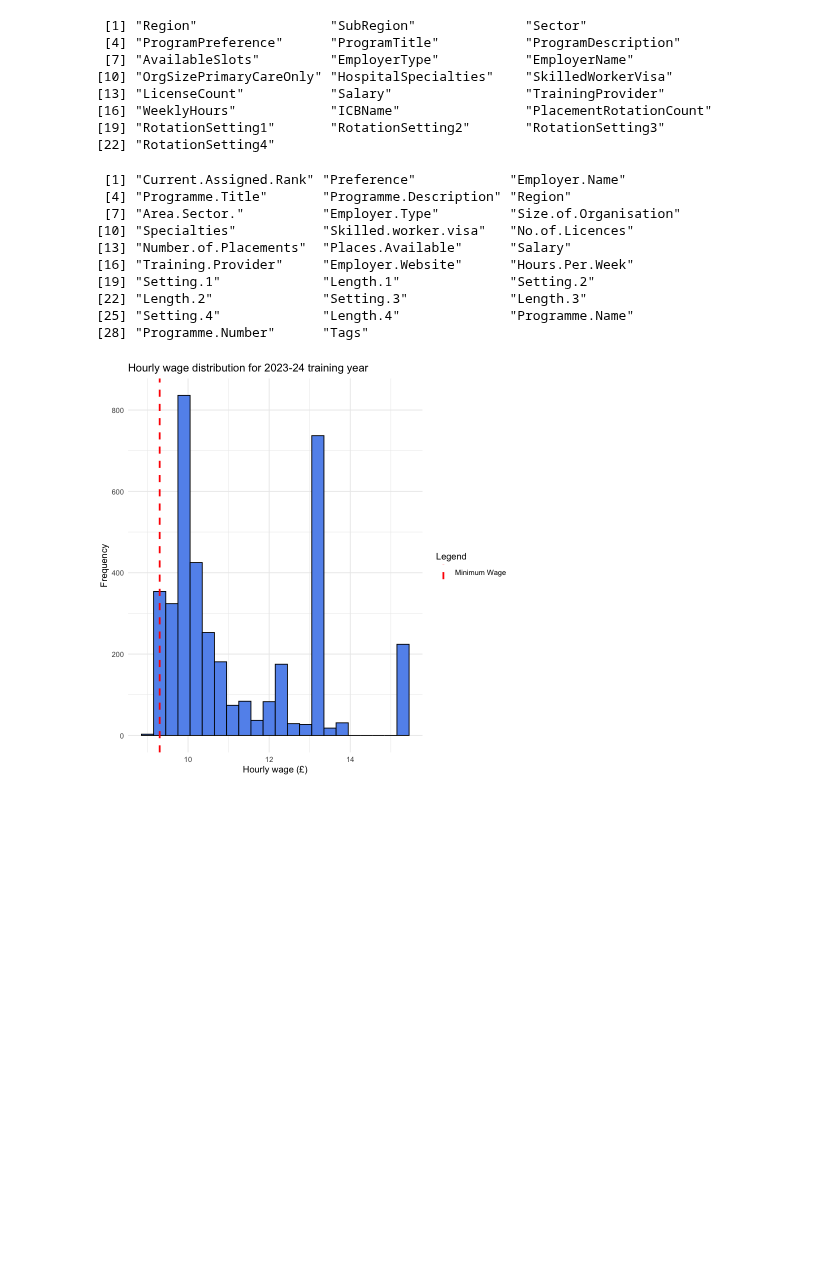
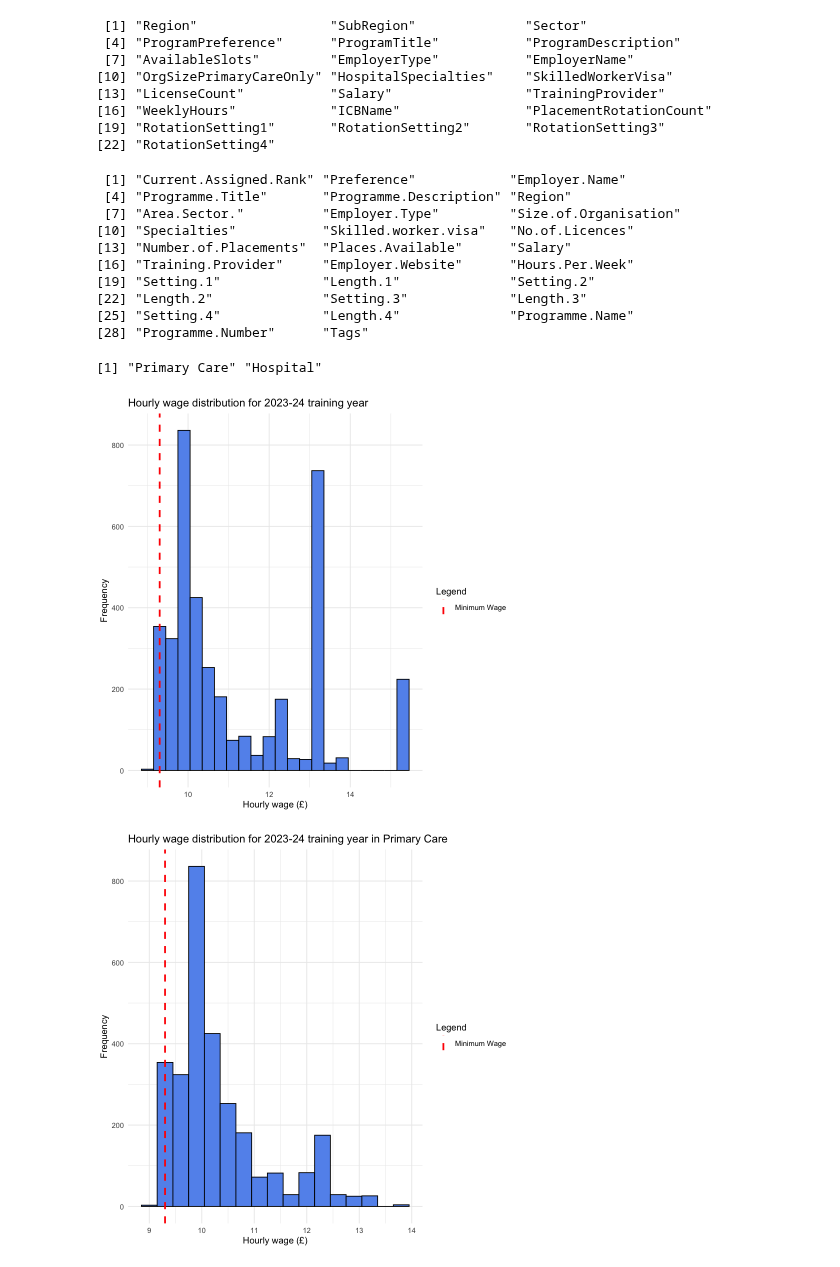
Before and after one commit to kwjo/TP-pay, a Jupyter notebook: oriel-eda.ipynb, the cells around one changed output. Drawn from its saved outputs; the diff is of its cells as text; code cells hidden in the pictures; blank space fills up the shorter version.

Commit message:
create primary care only

```diff
--- a/oriel-eda.ipynb
+++ b/oriel-eda.ipynb
@@ -490,6 +490,8 @@ OD2324_hourly_distribution <- ggplot(data = OD2324_modified, aes(x = hourly_wage
   scale_color_manual(name = "Legend", values = c("Minimum Wage" = "red")) +
   theme_minimal()
 OD2324_hourly_distribution
+
+unique(OD2324_modified$Employer.Type)
 # %% [output]
  [1] "Current.Assigned.Rank" "Preference"            "Employer.Name"
  [4] "Programme.Title"       "Programme.Description" "Region"
@@ -501,4 +503,18 @@ OD2324_hourly_distribution
 [22] "Length.2"              "Setting.3"             "Length.3"
 [25] "Setting.4"             "Length.4"              "Programme.Name"
 [28] "Programme.Number"      "Tags"
+[1] "Primary Care" "Hospital"
 [figure]
+# %%
+OD2324_modified <- filter(OD2324_modified, Employer.Type == "Primary Care")
+plot_primary_care <- ggplot(data = OD2324_modified, aes(x = hourly_wage)) +
+  geom_histogram(binwidth = 0.3, fill = 'cornflowerblue', colour = 'black') +
+  labs(title = "Hourly wage distribution for 2023-24 training year in Primary Care", x = "Hourly wage (£)", y = "Frequency") +
+  geom_vline(aes(xintercept = 9.3, color = "Minimum Wage"),
+             linetype = "dashed", lwd = 1) +
+  scale_color_manual(name = "Legend", values = c("Minimum Wage" = "red")) +
+  theme_minimal()
+
+  plot_primary_care
+# %% [output]
+[figure, added]
```
